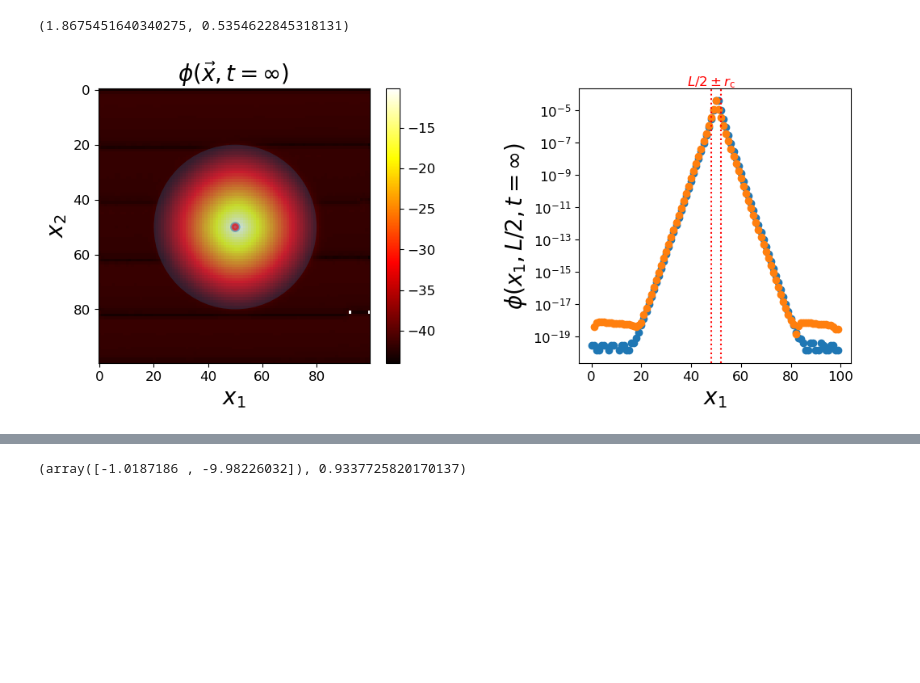
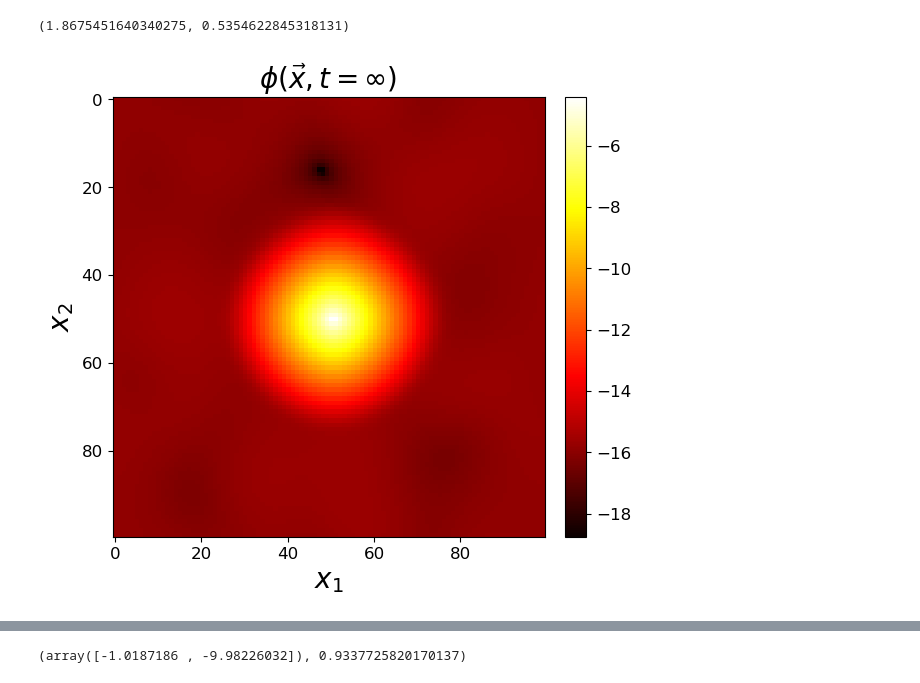
Before and after one commit to giulioiannelli/lrgsglib-public, a Jupyter notebook: notebooks/slaplacian_dynamics_lattice2d_sq.ipynb, the cells around one changed output, grey strips where cells are left out. Drawn from its saved outputs; the diff is of its cells as text; code cells hidden in the pictures; blank space fills up the shorter version.

```diff
--- a/notebooks/slaplacian_dynamics_lattice2d_sq.ipynb
+++ b/notebooks/slaplacian_dynamics_lattice2d_sq.ipynb
@@ -134,54 +158,38 @@ critrad, 1/critrad
 # %%
 plt.rc('font', size=12)
 plt.rc('axes', labelsize=20)
 plt.rc('axes', titlesize=20)
 cax_dict = {"size": "5%", "pad":0.2}
 axvline_cr = {"ls": ":", "color": "red"}
 # fig, (ax1, ax2) = plt.subplots(ncols=2, figsize=(12, 6))
-fig = plt.figure(figsize=(12, 6))
-#
+fig, ax1 = plt.subplots(figsize=(7.5, 7))
 #
 
-ax1 = plt.subplot(121)
+
 ax1.set_xlabel("$x_1$")
 ax1.set_ylabel("$x_2$")
 ax1.set_title(r"$\phi(\vec{x}, t=\infty)$")
 #
-im1 = ax1.imshow(np.log(np.max(status)-status), cmap=plt.cm.hot, aspect="auto")
+phi_plot = status
+phi_plot = np.log10(np.max(status)-status)
+phi_plot_nnans = phi_plot[(phi_plot != np.inf) & (phi_plot != -np.inf)]
+phi_plot = np.nan_to_num(phi_plot, posinf=np.max(phi_plot_nnans), neginf=np.min(phi_plot_nnans))
+im1 = ax1.imshow(phi_plot, cmap=plt.cm.hot, aspect="auto")
 #
 divider = make_axes_locatable(ax1)
 cax = divider.append_axes("right", **cax_dict)
 clb = fig.colorbar(im1, cax=cax)
 #
 #
-ax2 = plt.subplot(122)
-ax2.set_xlabel("$x_1$")
-ax2.set_ylabel(r"$\phi(x_1, L/2, t=\infty)$")
-#
-ax2.plot(np.max(hcut_halfsize)-hcut_halfsize, 'o')
-ax2.plot(np.max(vcut_halfsize)-vcut_halfsize, 'o')
-ax2.axvline(ball_halfsizeM, **axvline_cr)
-ax2.axvline(ball_halfsizeP, **axvline_cr)
-#
-divider2 = make_axes_locatable(ax2)
-cax2 = divider2.append_axes("right", **cax_dict)
-cax2.axis('off')
-#
-trans = ax2.get_xaxis_transform()
-ax2.text(ball_halfsizeM, 1.01, r'$L/2 \pm r_{\rm c}$', color='red', horizontalalignment='center', transform=trans)
-circ = Circle((L//2,L//2),critrad, alpha=0.5, lw=2)
-ax1.add_patch(circ)
-circ = Circle((L//2,L//2),30, alpha=0.15, lw=2)
-ax1.add_patch(circ)
-circ = Circle((L//2,L//2),1.0187186, alpha=0.5, lw=2, color='red')
-ax1.add_patch(circ)
-#
-ax2.set_yscale('log')
-# aspect_ratio = ax1.get_data_ratio() / ax2.get_data_ratio()
-# box_ratio = 1.0
-# ax2.set_aspect(aspect_ratio)
-# ax1.set_xlim([30, 70])
-# ax1.set_ylim([30, 70])
+# circ = Circle((L//2,L//2),critrad, alpha=0.5, lw=2)
+# ax1.add_patch(circ)
+# circ = Circle((L//2,L//2),25, ls='--', lw=1, color='k', fill=False)
+# ax1.add_patch(circ)
+# circ = Circle((L//2,L//2),1.0187186, alpha=0.5, lw=2, color='red')
+# ax1.add_patch(circ)
+
 fig.tight_layout(pad=5.0)
+fig.savefig(r"ball.pdf", bbox_inches='tight', transparent=True
+            )
 # %% [output]
-[figure, old version]
+[figure, new version]
```
Also changed, not shown: parts of 10 cells of this notebook, 3 other files.
